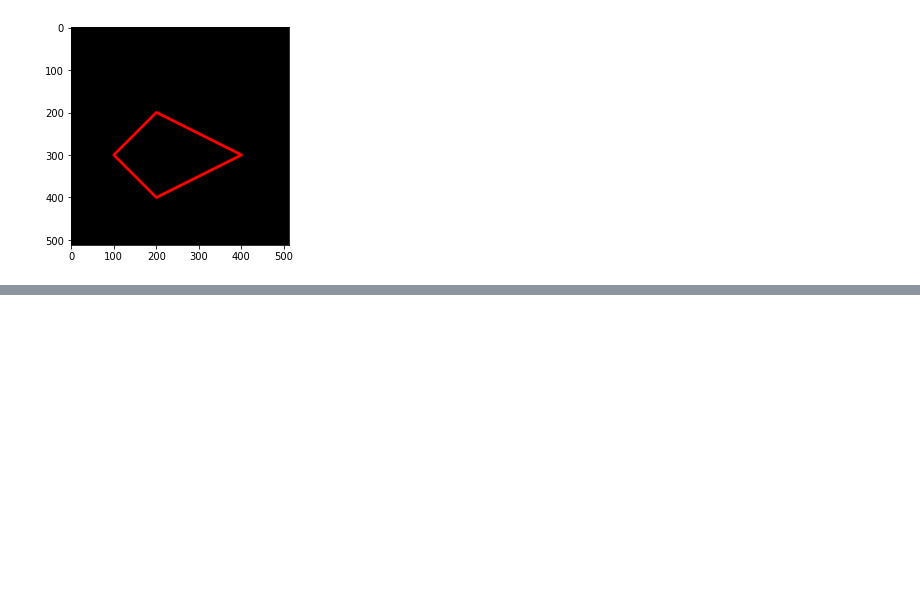
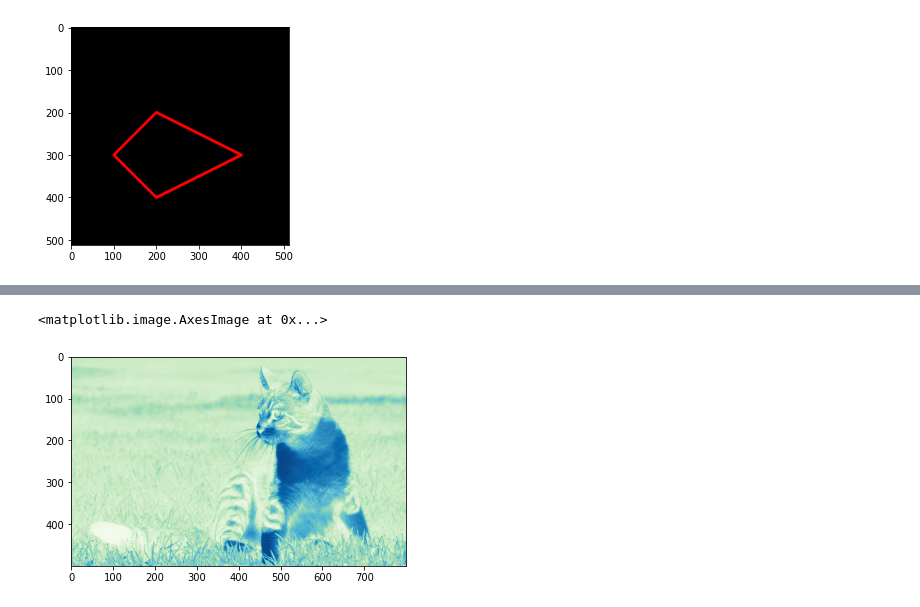
Before and after one commit to bellasoniadwi/PCVK_Genap_2023, a Jupyter notebook: Week2.ipynb, the cells around one changed output, grey strips where cells are left out. Cells and saved outputs as stored; diff of their text form; code cells hidden in the pictures; blank space fills up the shorter version.

```diff
--- a/Week2.ipynb
+++ b/Week2.ipynb
@@ -132,0 +140,6 @@ plt.imshow(black_img2)
+# %%
+# Green-Blue
+plt.imshow(img_gray,cmap='GnBu')
+# %% [output]
+<matplotlib.image.AxesImage at 0x...>
+[figure, added]
```
Also changed, not shown: parts of 8 cells of this notebook.
